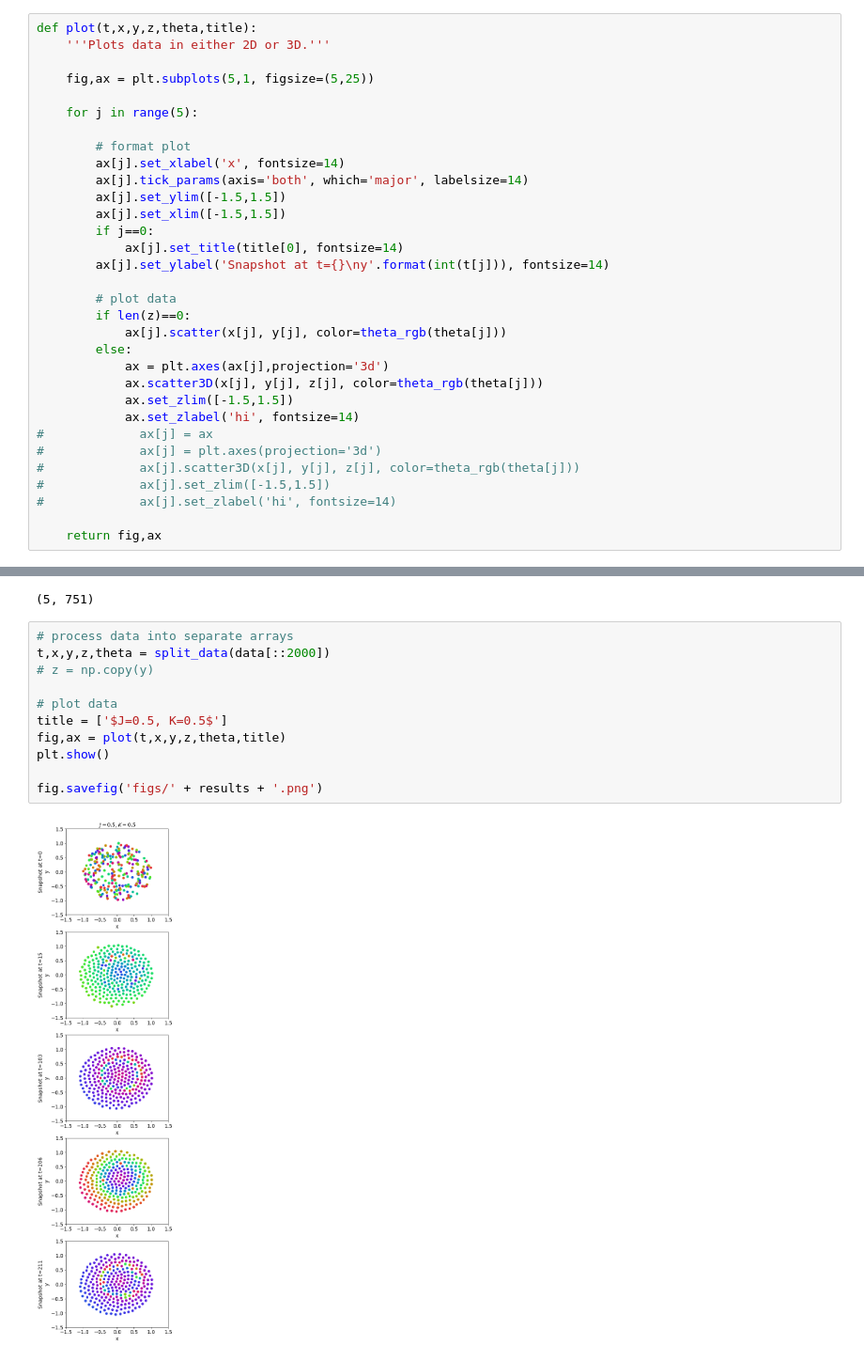
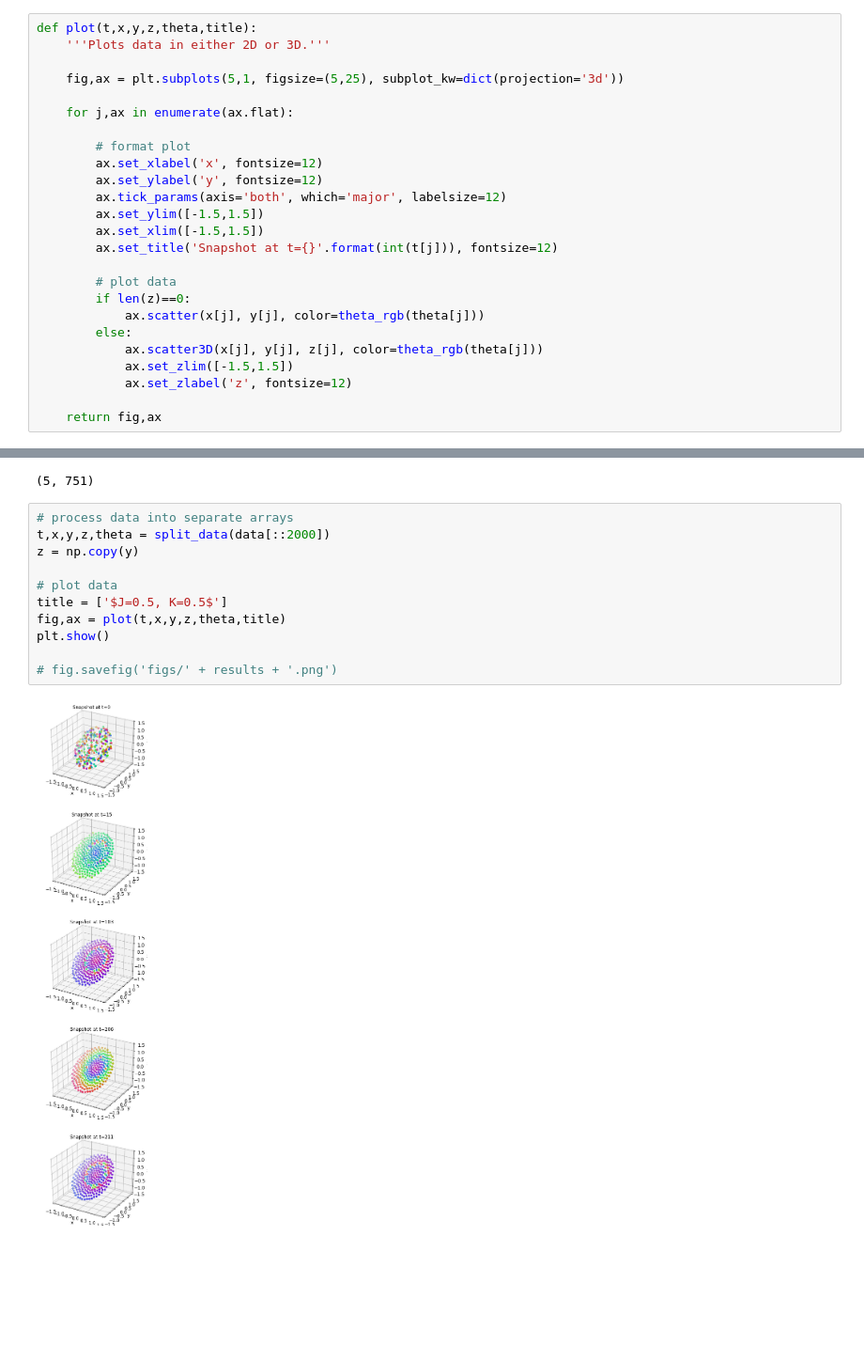
Before and after one commit to jscuds/am225_swarmalators, a Jupyter notebook: Figures.ipynb, the cells around one changed output, grey strips where cells are left out. Shown at 94% size. Drawn from its saved outputs; the diff is of its cells as text; blank space fills up the shorter version.

Commit message:
Got 3D plots working - still not quite ready for use but we want to merge branches

```diff
--- a/Figures.ipynb
+++ b/Figures.ipynb
@@ -44,32 +44,25 @@ def theta_rgb(theta):
 def plot(t,x,y,z,theta,title):
     '''Plots data in either 2D or 3D.'''
 
-    fig,ax = plt.subplots(5,1, figsize=(5,25))
+    fig,ax = plt.subplots(5,1, figsize=(5,25), subplot_kw=dict(projection='3d'))
 
-    for j in range(5):
+    for j,ax in enumerate(ax.flat):
 
         # format plot
-        ax[j].set_xlabel('x', fontsize=14)
-        ax[j].tick_params(axis='both', which='major', labelsize=14)
-        ax[j].set_ylim([-1.5,1.5])
-        ax[j].set_xlim([-1.5,1.5])
-        if j==0:
-            ax[j].set_title(title[0], fontsize=14)
-        ax[j].set_ylabel('Snapshot at t={}\ny'.format(int(t[j])), fontsize=14)
+        ax.set_xlabel('x', fontsize=12)
+        ax.set_ylabel('y', fontsize=12)
+        ax.tick_params(axis='both', which='major', labelsize=12)
+        ax.set_ylim([-1.5,1.5])
+        ax.set_xlim([-1.5,1.5])
+        ax.set_title('Snapshot at t={}'.format(int(t[j])), fontsize=12)
 
         # plot data
         if len(z)==0:
-            ax[j].scatter(x[j], y[j], color=theta_rgb(theta[j]))
+            ax.scatter(x[j], y[j], color=theta_rgb(theta[j]))
         else:
-            ax = plt.axes(ax[j],projection='3d')
             ax.scatter3D(x[j], y[j], z[j], color=theta_rgb(theta[j]))
             ax.set_zlim([-1.5,1.5])
-            ax.set_zlabel('hi', fontsize=14)
-#             ax[j] = ax
-#             ax[j] = plt.axes(projection='3d')
-#             ax[j].scatter3D(x[j], y[j], z[j], color=theta_rgb(theta[j]))
-#             ax[j].set_zlim([-1.5,1.5])
-#             ax[j].set_zlabel('hi', fontsize=14)
+            ax.set_zlabel('z', fontsize=12)
 
     return fig,ax
 # %%
@@ -84,13 +77,13 @@ data[::2000].shape
 # %%
 # process data into separate arrays
 t,x,y,z,theta = split_data(data[::2000])
-# z = np.copy(y)
+z = np.copy(y)
 
 # plot data
 title = ['$J=0.5, K=0.5$']
 fig,ax = plot(t,x,y,z,theta,title)
 plt.show()
 
-fig.savefig('figs/' + results + '.png')
+# fig.savefig('figs/' + results + '.png')
 # %% [output]
-[figure, old version]
+[figure, new version]
```
